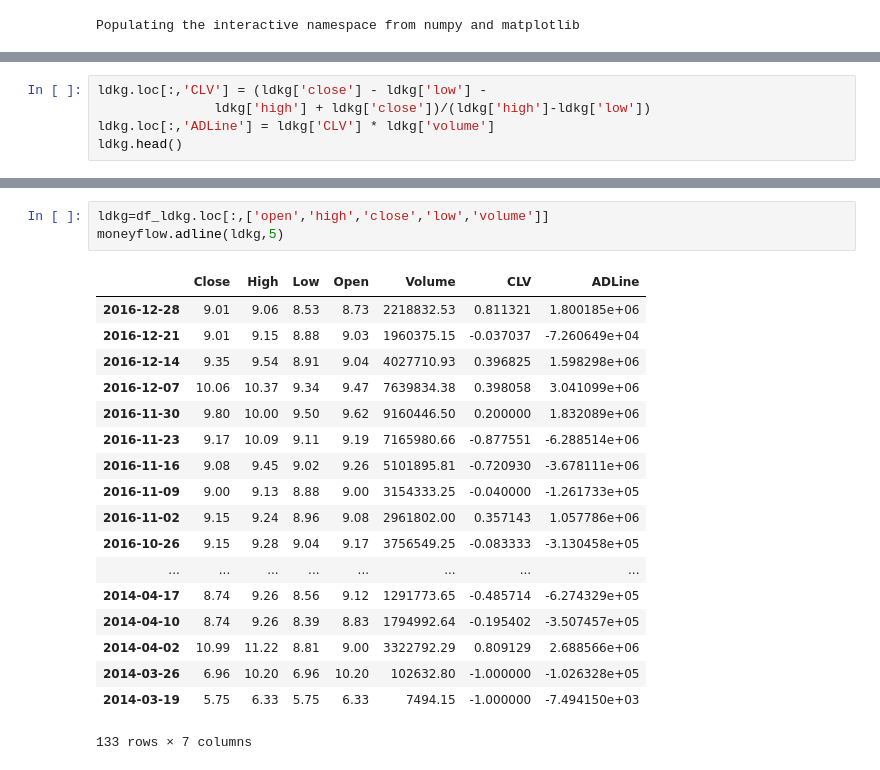
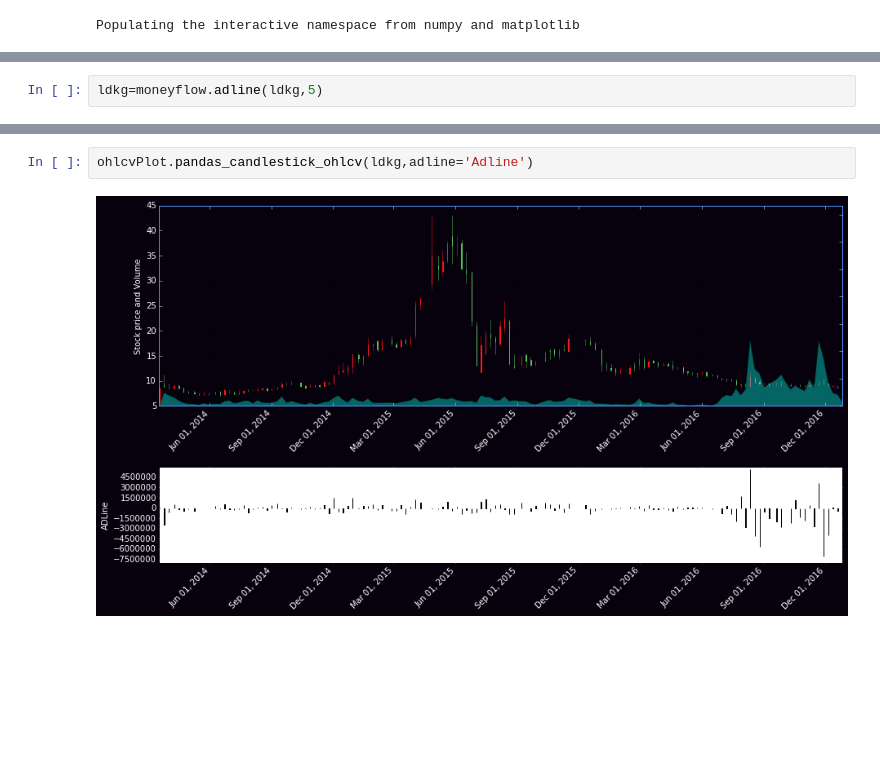
Before and after one commit to monchewharry/QuantSpeculation, a Jupyter notebook: note/8 ADLine.ipynb, the cells around one changed output, grey strips where cells are left out. Cells and saved outputs as stored; diff of their text form; blank space fills up the shorter version.

```diff
--- a/note/8 ADLine.ipynb
+++ b/note/8 ADLine.ipynb
@@ -41,5 +109,0 @@ ldkg.head()
-# %%
-ldkg.loc[:,'CLV'] = (ldkg['close'] - ldkg['low'] -
-               ldkg['high'] + ldkg['close'])/(ldkg['high']-ldkg['low'])
-ldkg.loc[:,'ADLine'] = ldkg['CLV'] * ldkg['volume']
-ldkg.head()
@@ -53,0 +110,2 @@ ldkg.head()
+# %%
+ldkg=moneyflow.adline(ldkg,5)
@@ -58,22 +125,4 @@ import moneyflow
-# %%
-ldkg=df_ldkg.loc[:,['open','high','close','low','volume']]
-moneyflow.adline(ldkg,5)
-# %% [output]
-|  | Close | High | Low | Open | Volume | CLV | ADLine |
-| 2016-12-28 | 9.01 | 9.06 | 8.53 | 8.73 | 2218832.53 | 0.811321 | 1.800185e+06 |
-| 2016-12-21 | 9.01 | 9.15 | 8.88 | 9.03 | 1960375.15 | -0.037037 | -7.260649e+04 |
-| 2016-12-14 | 9.35 | 9.54 | 8.91 | 9.04 | 4027710.93 | 0.396825 | 1.598298e+06 |
-| 2016-12-07 | 10.06 | 10.37 | 9.34 | 9.47 | 7639834.38 | 0.398058 | 3.041099e+06 |
-| 2016-11-30 | 9.80 | 10.00 | 9.50 | 9.62 | 9160446.50 | 0.200000 | 1.832089e+06 |
-| 2016-11-23 | 9.17 | 10.09 | 9.11 | 9.19 | 7165980.66 | -0.877551 | -6.288514e+06 |
-| 2016-11-16 | 9.08 | 9.45 | 9.02 | 9.26 | 5101895.81 | -0.720930 | -3.678111e+06 |
-| 2016-11-09 | 9.00 | 9.13 | 8.88 | 9.00 | 3154333.25 | -0.040000 | -1.261733e+05 |
-| 2016-11-02 | 9.15 | 9.24 | 8.96 | 9.08 | 2961802.00 | 0.357143 | 1.057786e+06 |
-| 2016-10-26 | 9.15 | 9.28 | 9.04 | 9.17 | 3756549.25 | -0.083333 | -3.130458e+05 |
-| ... | ... | ... | ... | ... | ... | ... | ... |
-| 2014-04-17 | 8.74 | 9.26 | 8.56 | 9.12 | 1291773.65 | -0.485714 | -6.274329e+05 |
-| 2014-04-10 | 8.74 | 9.26 | 8.39 | 8.83 | 1794992.64 | -0.195402 | -3.507457e+05 |
-| 2014-04-02 | 10.99 | 11.22 | 8.81 | 9.00 | 3322792.29 | 0.809129 | 2.688566e+06 |
-| 2014-03-26 | 6.96 | 10.20 | 6.96 | 10.20 | 102632.80 | -1.000000 | -1.026328e+05 |
-| 2014-03-19 | 5.75 | 6.33 | 5.75 | 6.33 | 7494.15 | -1.000000 | -7.494150e+03 |
-133 rows × 7 columns
+# %%
+ohlcvPlot.pandas_candlestick_ohlcv(ldkg,adline='Adline')
+# %% [output]
+[figure, added]
```
Also changed, not shown: parts of 9 cells of this notebook, 7 other files.
